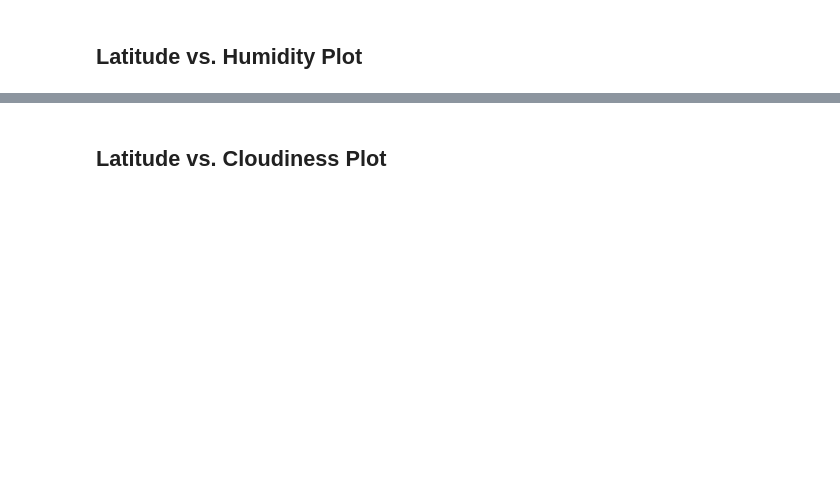
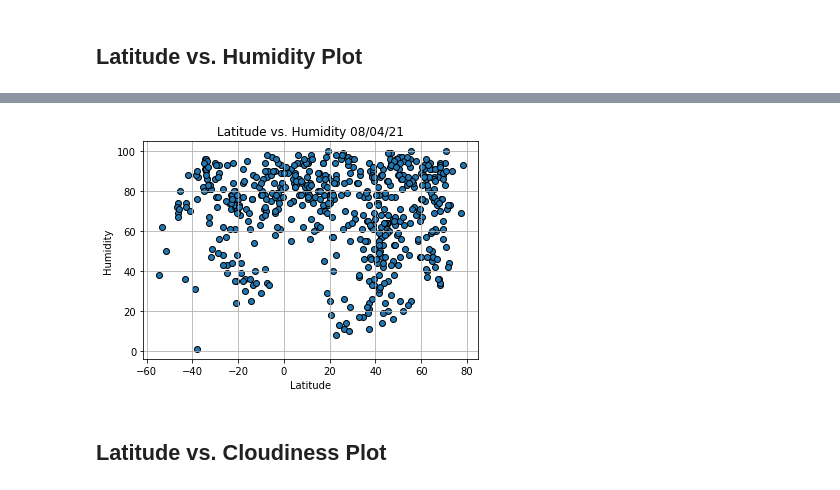
Before and after one commit to Mvillarreal88/python-api-challenge, a Jupyter notebook: WeatherPy/WeatherPy.ipynb, the cells around one changed output, grey strips where cells are left out. Drawn from its saved outputs; the diff is of its cells as text; code cells hidden in the pictures; blank space fills up the shorter version.

```diff
--- a/WeatherPy/WeatherPy.ipynb
+++ b/WeatherPy/WeatherPy.ipynb
@@ -191,2 +176,18 @@ Int64Index([], dtype='int64')
+# %%
+plt.scatter(weather_data["Lat"], weather_data["Humidity"], marker="o",edgecolors='black')
+
+#Titles of graph
+plt.title(f"Latitude vs. Humidity {date_str}")
+plt.ylabel("Humidity")
+plt.xlabel("Latitude")
+plt.grid(True)
+
+# Save the visual
+plt.savefig("output_data/LatitudeVsHumidity.png")
+
+# Show plot
+plt.show()
+# %% [output]
+[figure, added]
 # %% [markdown]
 ## Latitude vs. Cloudiness Plot
```
Also changed, not shown: parts of 18 cells of this notebook, 5 other files.
